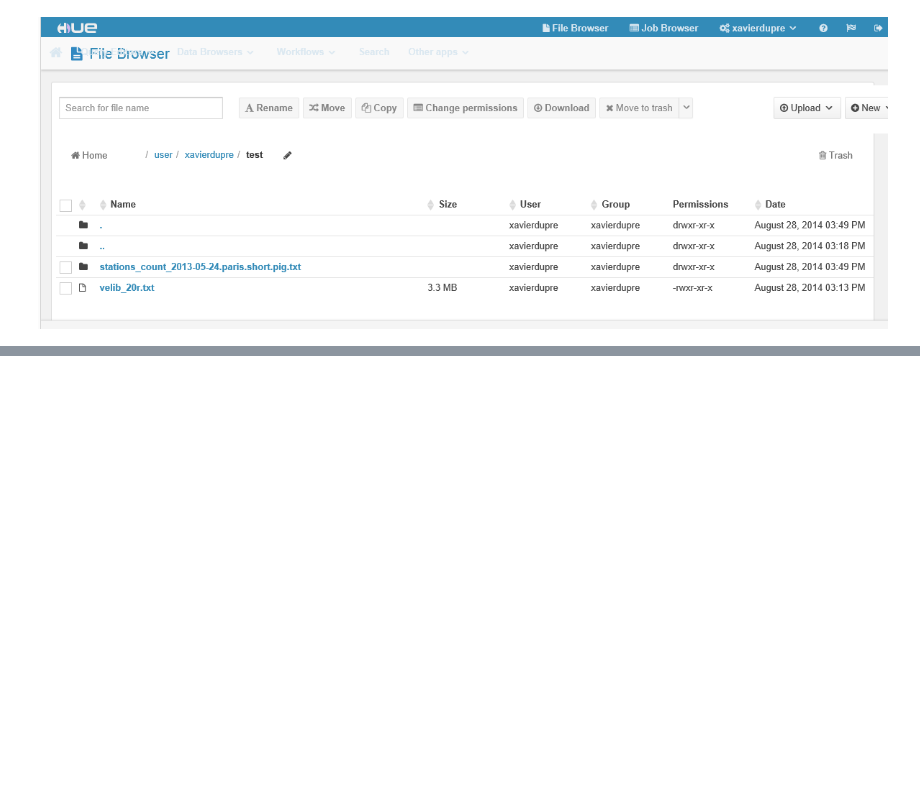
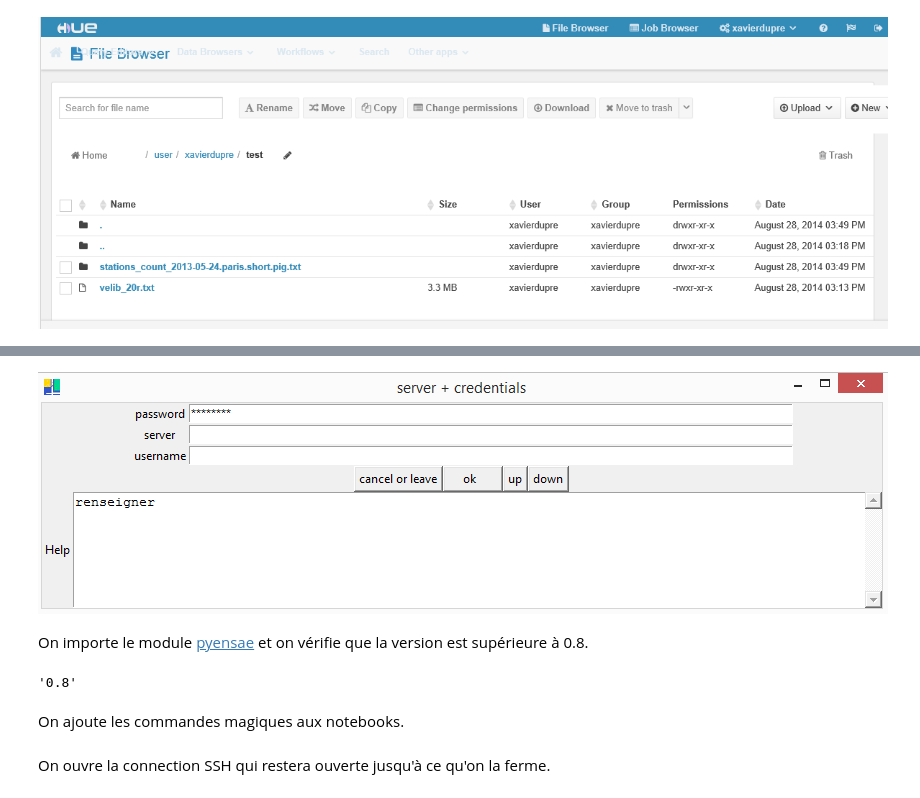
Before and after one commit to sdpython/ensae_teaching_cs, a Jupyter notebook: _doc/notebooks/td3a/td3a_cenonce_session6.ipynb, the cells around one changed output, grey strips where cells are left out. Drawn from its saved outputs; the diff is of its cells as text; code cells hidden in the pictures; blank space fills up the shorter version.

```diff
--- a/_doc/notebooks/td3a/td3a_cenonce_session6.ipynb
+++ b/_doc/notebooks/td3a/td3a_cenonce_session6.ipynb
@@ -52,0 +82,14 @@ Pour manipuler les données sur un cluster, il faut d'abord les [uploader](http:
+# %%
+from IPython.core.display import Image
+Image("servercred.png")
+# %% [output]
+[figure, added]
+# %% [markdown]
+On importe le module [pyensae](http://www.xavierdupre.fr/app/pyensae/helpsphinx/index.html) et on vérifie que la version est supérieure à 0.8.
+# %%
+import pyensae
+pyensae.__version__
+# %% [output]
+'0.8'
+# %% [markdown]
+On ajoute les commandes magiques aux notebooks.
@@ -52,0 +98,2 @@ Pour manipuler les données sur un cluster, il faut d'abord les [uploader](http:
+# %% [markdown]
+On ouvre la connection SSH qui restera ouverte jusqu'à ce qu'on la ferme.
```
Also changed, not shown: parts of 34 cells of this notebook, 2 other files.
